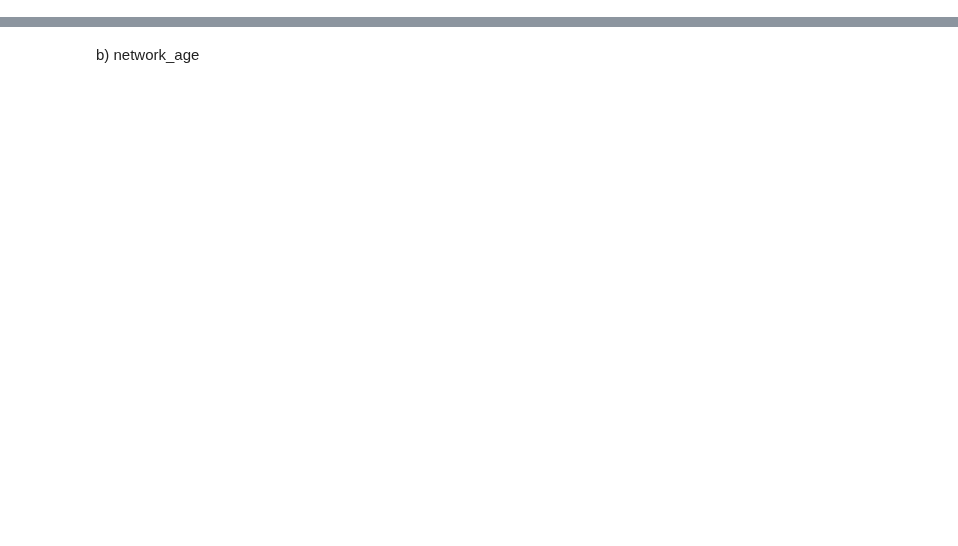
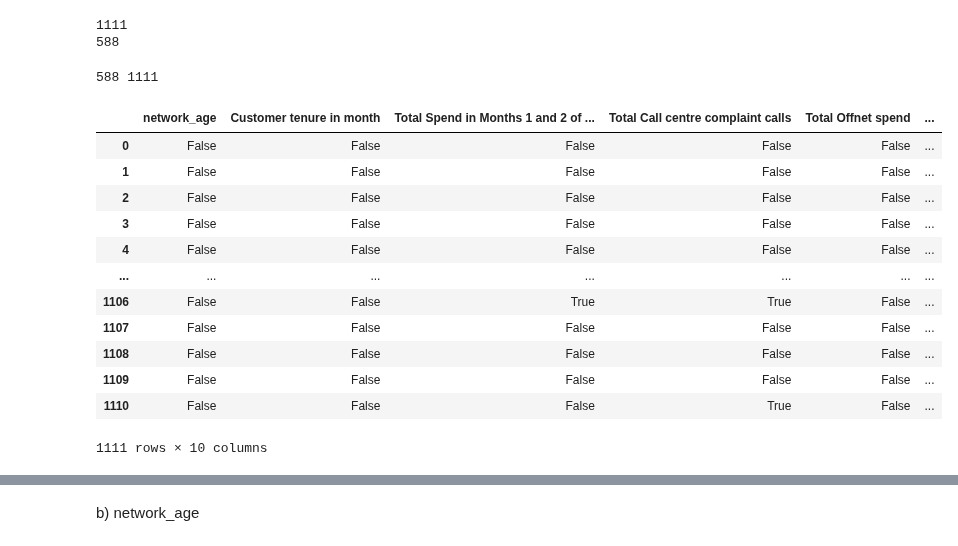
Before and after one commit to daviloncio/repositorio2, a Jupyter notebook: p3_aa/aa_p3.ipynb, the cells around one changed output, grey strips where cells are left out. Saved outputs shown, nothing was run; the diff lists cells and outputs as text; code cells hidden in the pictures; blank space fills up the shorter version.

```diff
--- a/p3_aa/aa_p3.ipynb
+++ b/p3_aa/aa_p3.ipynb
@@ -58,0 +57,31 @@ dtype: int64
+# %%
+
+print(len(data_num))
+is_outlier = is_outlier_IQR(data_num)
+data_num = data_num[~is_outlier.any(axis=1)]
+print(len(data_num))
+# %% [output]
+1111
+588
+# %%
+
+
+print(len(data_num),len(data))
+# %% [output]
+588 1111
+# %%
+is_outlier
+# %% [output]
+|  | network_age | Customer tenure in month | Total Spend in Months 1 and 2 of ... | Total Call centre complaint calls | Total Offnet spend | ... |
+| 0 | False | False | False | False | False | ... |
+| 1 | False | False | False | False | False | ... |
+| 2 | False | False | False | False | False | ... |
+| 3 | False | False | False | False | False | ... |
+| 4 | False | False | False | False | False | ... |
+| ... | ... | ... | ... | ... | ... | ... |
+| 1106 | False | False | True | True | False | ... |
+| 1107 | False | False | False | False | False | ... |
+| 1108 | False | False | False | False | False | ... |
+| 1109 | False | False | False | False | False | ... |
+| 1110 | False | False | False | True | False | ... |
+1111 rows × 10 columns
```
Also changed, not shown: parts of 8 cells of this notebook.
